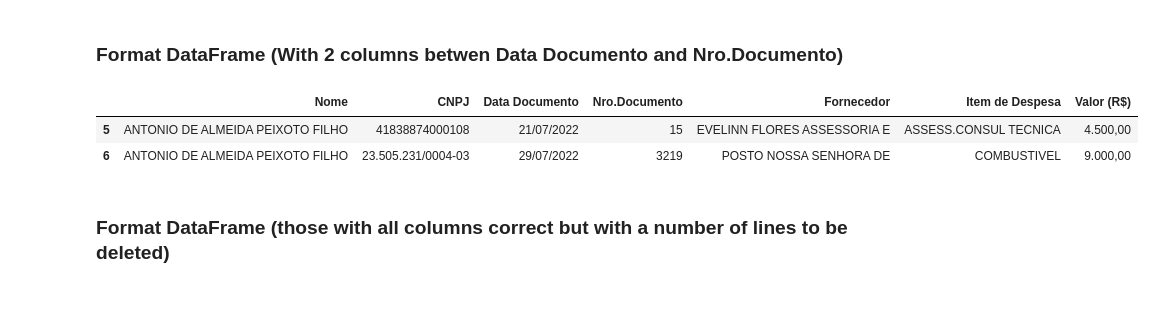
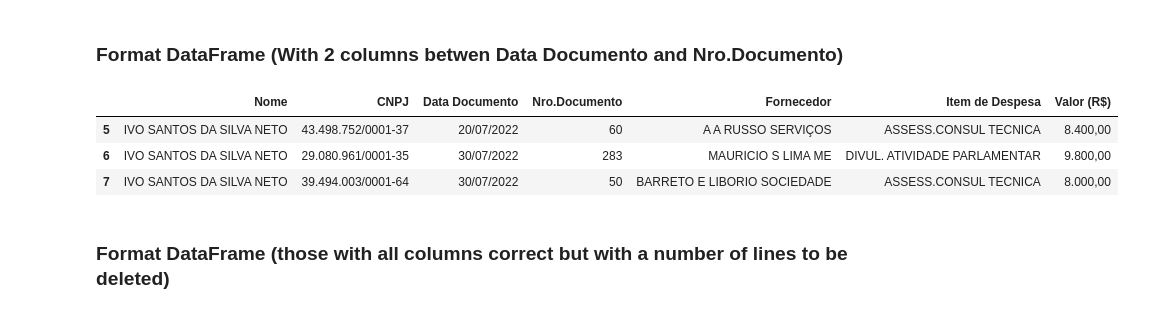
Before and after one commit to mcmaquine/politica-X9, a Jupyter notebook: dataframe_extractor.ipynb, the cells around one changed output. Cells and saved outputs as stored; diff of their text form; code cells hidden in the pictures.

```diff
--- a/dataframe_extractor.ipynb
+++ b/dataframe_extractor.ipynb
@@ -81,7 +115,7 @@ def check_last_row_total(df):
 # %% [markdown]
 ### Opens a pdf file from the list
 # %%
-index = 220
+index = 399
 #index 12 de 2021 tem pdf em branco, ceap 2022 done up to 156
 try:
     dfs = tabula.read_pdf( folder+'/'+file_names[index], pages='all', pandas_options={'dtype':'str'}) # entrega um Dataframe
@@ -194,23 +271,25 @@ dfs[0]
 ### Format DataFrame (Those whith 1 column between Data Documento and Nro.Documento)
 # %%
 pd.options.mode.copy_on_write = True
+lines_above =   5
 for i, df in enumerate(dfs):
     # stores congressman name
     names = get_name(index, 3)
     column_names = ['CNPJ', 'Data Documento', 'Nro.Documento', 'Fornecedor', 'Item de Despesa', 'Valor (R$)']
 
+    # Delete columns between Data Documento and Nro.Documento
+    df.drop( df.columns[2], axis=1, inplace=True )
+    # Delete everything above first data entry
+    df.drop( range(0,lines_above), inplace=True )
+    # Delete columns after Valor (R$)
+    df.drop( df.columns[6:], axis=1, inplace=True )
+    # Rename columns
+    df.columns = column_names
+
     # delete last line if it is Total line
     if check_last_row_total(df):
         df   =   df.head( -1 )
 
-    # Delete columns between Data Documento and Nro.Documento
-    df.drop( df.columns[2], axis=1, inplace=True )
-    # Delete everything above first data entry
-    df.drop( range(0,5), inplace=True )
-    # Delete columns after Valor (R$)
-    df.drop( df.columns[6:], axis=1, inplace=True )
-    # Rename columns
-    df.columns = column_names
     # Insert name
     df.insert(0, 'Nome', names )
 
@@ -226,21 +305,26 @@ dfs[0]
 # %%
 pd.options.mode.copy_on_write = True
 for i, df in enumerate(dfs):
     name = get_name(index, 3)
     column_names = ['CNPJ', 'Data Documento', 'Nro.Documento', 'Fornecedor', 'Item de Despesa', 'Valor (R$)']
     df.drop( range(0,5), inplace=True )
     df.drop( df.columns[2:4], axis=1, inplace=True )
     df.drop( df.columns[6:], axis=1, inplace=True )
     df.columns = column_names
+
+    # delete last line if it is Total line
+    if check_last_row_total(df):
+        df   =   df.head( -1 )
+
     df.insert(0, 'Nome', name)
-    df = df.head(-1)
 
     dfs[i] = df
 dfs[0]
 # %% [output]
 |  | Nome | CNPJ | Data Documento | Nro.Documento | Fornecedor | Item de Despesa | Valor (R$) |
-| 5 | ANTONIO DE ALMEIDA PEIXOTO FILHO | 41838874000108 | 21/07/2022 | 15 | EVELINN FLORES ASSESSORIA E | ASSESS.CONSUL TECNICA | 4.500,00 |
-| 6 | ANTONIO DE ALMEIDA PEIXOTO FILHO | 23.505.231/0004-03 | 29/07/2022 | 3219 | POSTO NOSSA SENHORA DE | COMBUSTIVEL | 9.000,00 |
+| 5 | IVO SANTOS DA SILVA NETO | 43.498.752/0001-37 | 20/07/2022 | 60 | A A RUSSO SERVIÇOS | ASSESS.CONSUL TECNICA | 8.400,00 |
+| 6 | IVO SANTOS DA SILVA NETO | 29.080.961/0001-35 | 30/07/2022 | 283 | MAURICIO S LIMA ME | DIVUL. ATIVIDADE PARLAMENTAR | 9.800,00 |
+| 7 | IVO SANTOS DA SILVA NETO | 39.494.003/0001-64 | 30/07/2022 | 50 | BARRETO E LIBORIO SOCIEDADE | ASSESS.CONSUL TECNICA | 8.000,00 |
 # %% [markdown]
 ### Format DataFrame (those with all columns correct but with a number of lines to be deleted)
 # %%
```
Also changed, not shown: parts of 11 cells of this notebook, 1 other file.
